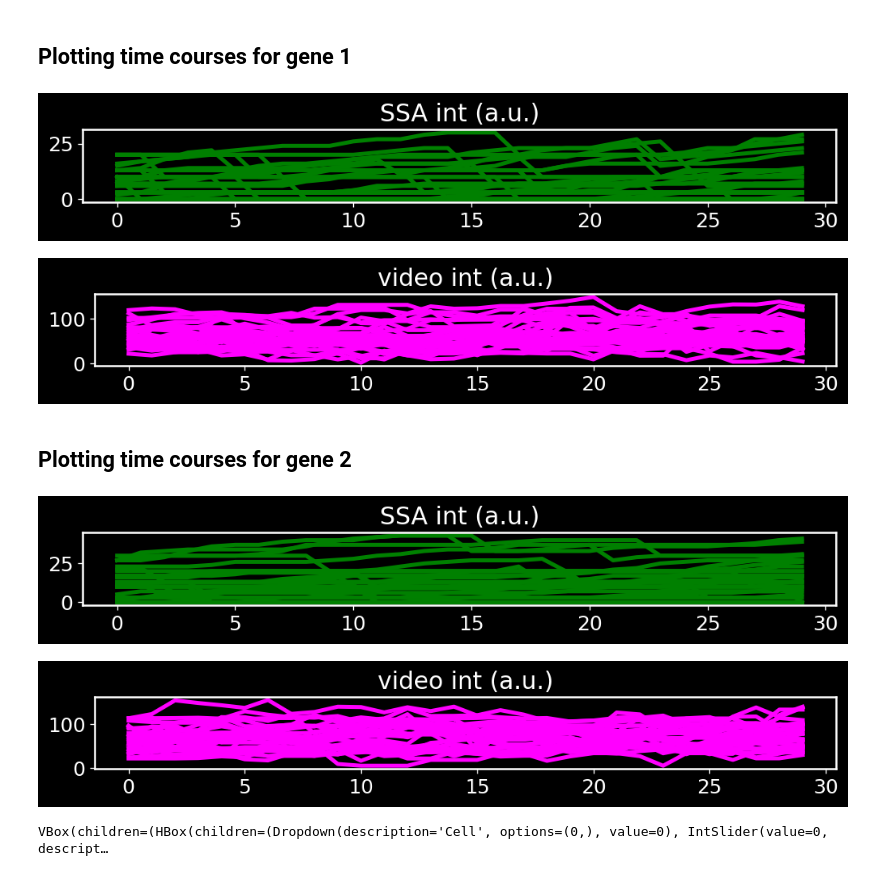
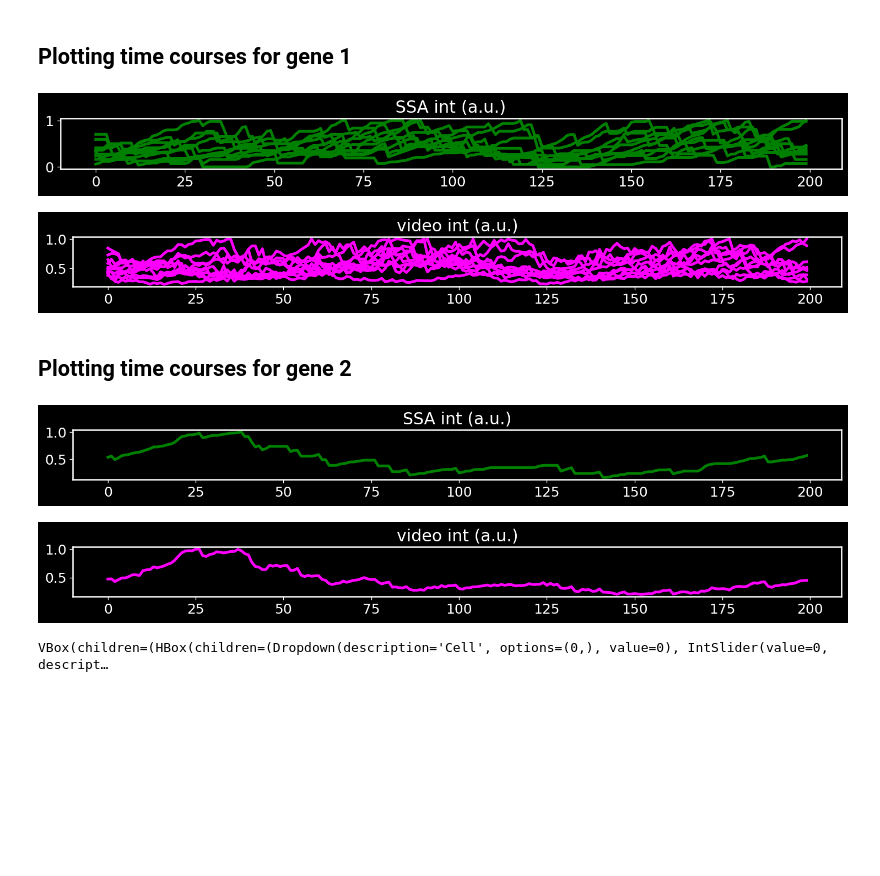
Before and after one commit to MunskyGroup/rsnaped, a Jupyter notebook: notebooks/Machine_Learning/Simulated_Cell_example.ipynb, the cells around one changed output. Saved outputs shown, nothing was run; the diff lists cells and outputs as text; code cells hidden in the pictures; blank space fills up the shorter version.

```diff
--- a/notebooks/Machine_Learning/Simulated_Cell_example.ipynb
+++ b/notebooks/Machine_Learning/Simulated_Cell_example.ipynb
@@ -37,7 +37,7 @@ gene_file_bact = '../../DataBases/gene_files/Bactin_withTags.txt'
 # %%
 # initial video
 empty_cells_directory_name = '../../DataBases/videos_for_sim_cell'
-empty_cells_directory_name = '../../DataBases/test_videos/ran'
+#empty_cells_directory_name = '../../DataBases/test_videos/ran'
 # %%
 list_files_names = sorted([f for f in listdir(empty_cells_directory_name) if isfile(join(empty_cells_directory_name, f)) and ('.tif') in f], key=str.lower)  # reading all tif files in the folder
 list_files_names.sort(key=lambda f: int(re.sub('\D', '', f)))  # sorting the index in numerical order
@@ -51,15 +51,16 @@ video_path = path_files[sel_shape]
 # Inputs
 inial_video = io.imread(video_path) # video with empty cell
 list_gene_sequences = [gene_file_h2b, gene_file_bact] # path to gene sequences
-list_number_spots = [31, 31] # list of integers, where each element represents the number of spots
+list_number_spots = [10, 1] # list of integers, where each element represents the number of spots
 list_target_channels = [1, 1] # channel where the simulated spots will be located.
-list_diffusion_coefficients =[1, 1] # diffusion coefficients for each gene
 list_label_names = ['a','b'] # list of strings used to generate a classification field in the output data frame
 list_elongation_rates = [3, 3] # list of elongation rates (aa/sec)
-list_initation_rates = [0.03, 0.03] # list of initiation rates (1/sec)
-simulation_time_in_sec = 30
+list_initation_rates = [0.1, 0.1] # list of initiation rates (1/sec)
+frame_selection_empty_video = 'loop' # Options are: 'constant' , 'shuffle' and 'loop'
+simulation_time_in_sec = 200
 step_size_in_sec = 1
-frame_selection_empty_video = 'constant' # Options are: 'constant' , 'shuffle' and 'loop'
+
+list_diffusion_coefficients =[1, 1] # diffusion coefficients for each gene
 # %%
 save_as_tif = 1 # option to save the simulated video
 save_dataframe = 1 # option to save the simulation output as a dataframe in format csv.
@@ -74,6 +75,6 @@ The output is saved in the directory: ./ temp
 The output is saved in the directory: ./ temp
 The output is saved in the directory: ./ temp
 # %%
-plt.rcParams['figure.figsize'] = [4,4]
-plt.imshow(tensor_video[5,:,:,1],cmap='gray')
-plt.show()
+#plt.rcParams['figure.figsize'] = [4,4]
+#plt.imshow(tensor_video[5,:,:,1],cmap='gray')
+#plt.show()
@@ -100,49 +85,53 @@ dataframe_simulated_cell
 # %% [markdown]
 ## Plotting time courses for gene 1
 # %%
-plt.figure(figsize=(10,1))
+plt.figure(figsize=(15,1))
 for tr in range(0,list_ssa[0].shape[0] ):
-    plt.plot(list_ssa[0][tr,:] , '-',linewidth = 3,color='green');
+    plt.plot(list_ssa[0][tr,:]/np.amax(list_ssa[0][tr,:]) , '-',linewidth = 3,color='green');
 plt.title('SSA int (a.u.)')
 plt.show()
 # %% [output]
-[figure, old version]
+[figure, new version]
 # %%
-plt.figure(figsize=(10,1))
+plt.figure(figsize=(15,1))
 for i in range(0,len(list_gene_sequences)):
     for j in range (0,list_number_spots[i]):
         if i >0:
             spot_num_counter = j + list_number_spots[0]
         else:
             spot_num_counter = j
-        plt.plot (dataframe_simulated_cell.loc[(dataframe_simulated_cell['Classification']=='a') &  (dataframe_simulated_cell['particle']==spot_num_counter)].green_int_mean.values[:] ,linewidth = 3,color='magenta' )
+        sim_cell_int_traj = dataframe_simulated_cell.loc[(dataframe_simulated_cell['Classification']=='a') & (dataframe_simulated_cell['particle']==spot_num_counter)].green_int_mean.values[:]
+        if sim_cell_int_traj.any():
+            plt.plot (sim_cell_int_traj/np.amax(sim_cell_int_traj) ,linewidth = 3,color='magenta' )
 plt.title('video int (a.u.)')
 plt.show()
 # %% [output]
-[figure, old version]
+[figure, new version]
 # %% [markdown]
 ## Plotting time courses for gene 2
 # %%
-plt.figure(figsize=(10,1))
+plt.figure(figsize=(15,1))
 for tr in range(0,list_ssa[1].shape[0] ):
-    plt.plot(list_ssa[1][tr,:] , '-',linewidth = 3,color='green');
+    plt.plot(list_ssa[1][tr,:]/np.amax(list_ssa[1][tr,:] ) , '-',linewidth = 3,color='green');
 plt.title('SSA int (a.u.)')
 plt.show()
 # %% [output]
-[figure, old version]
+[figure, new version]
 # %%
-plt.figure(figsize=(10,1))
+plt.figure(figsize=(15,1))
 for i in range(0,len(list_gene_sequences)):
     for j in range (0,list_number_spots[i]):
         if i >0:
             spot_num_counter = j + list_number_spots[0] # this is just a counter for that creates the spot number based on list_number_spots
         else:
             spot_num_counter = j
-        plt.plot (dataframe_simulated_cell.loc[(dataframe_simulated_cell['Classification']=='b') &  (dataframe_simulated_cell['particle']==spot_num_counter)].green_int_mean.values[:] ,linewidth = 3,color='magenta' )
+        sim_cell_int_traj_b = dataframe_simulated_cell.loc[(dataframe_simulated_cell['Classification']=='b') &  (dataframe_simulated_cell['particle']==spot_num_counter)].green_int_mean.values[:]
+        if sim_cell_int_traj_b.any():
+            plt.plot (sim_cell_int_traj_b/np.amax(sim_cell_int_traj_b)  ,linewidth = 3,color='magenta' )
 plt.title('video int (a.u.)')
 plt.show()
 # %% [output]
-[figure, old version]
+[figure, new version]
 # %%
 # Plot only selected trajectories
 plt.rcParams['figure.figsize'] = [5,5]
```
Also changed, not shown: parts of 3 cells of this notebook, 2 other files.
